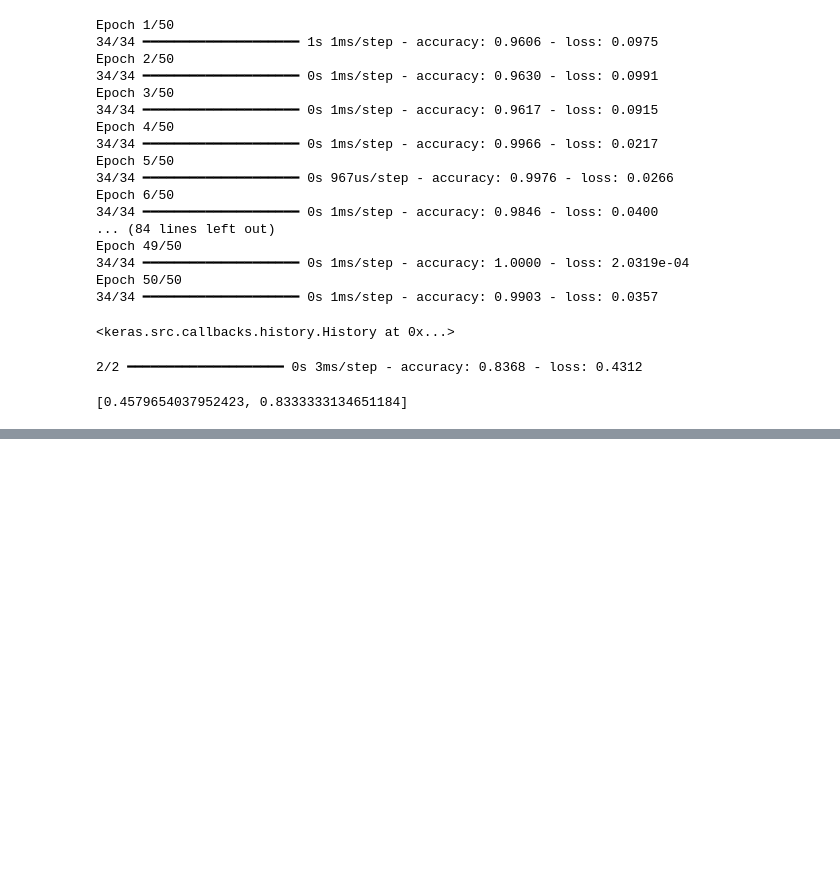
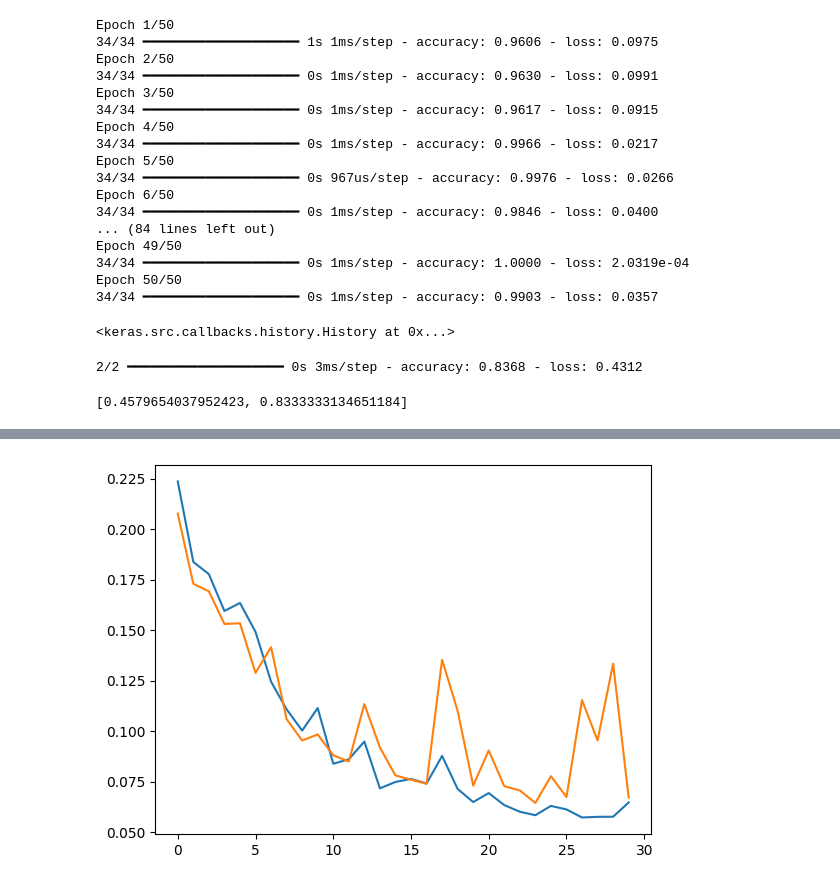
Before and after one commit to Jogang523/DL, a Jupyter notebook: deeplearning_4.ipynb, the cells around one changed output, grey strips where cells are left out. Cells and saved outputs as stored; diff of their text form; code cells hidden in the pictures; blank space fills up the shorter version.

```diff
--- a/deeplearning_4.ipynb
+++ b/deeplearning_4.ipynb
@@ -102,0 +216,2 @@ model.evaluate(x_test,y_test)
+# %%
+model.fit(x_train, y_train, epochs=1000, batch_size=30, validation_data=(x_test, y_test), callbacks=[checkpointer, early_stopping])
@@ -102,0 +237,10 @@ model.evaluate(x_test,y_test)
+# %%
+model = Sequential()
+model.add(Dense(30, input_dim=12, activation='relu'))
+model.add(Dense(12, activation='relu'))
+model.add(Dense(8, activation='relu'))
+model.add(Dense(1, activation='sigmoid'))
+# %%
+model.compile(loss='binary_crossentropy', optimizer='adam', metrics=['accuracy'])
+# %%
+history = model.fit(x_train, y_train, epochs=30, batch_size=30, validation_data=(x_test, y_test))
@@ -102,0 +311,6 @@ model.evaluate(x_test,y_test)
+# %%
+plt.plot(history.history['loss'])
+plt.plot(history.history['val_loss'])
+plt.show()
+# %% [output]
+[figure, added]
```
Also changed, not shown: parts of 29 cells of this notebook, 35 other files.
